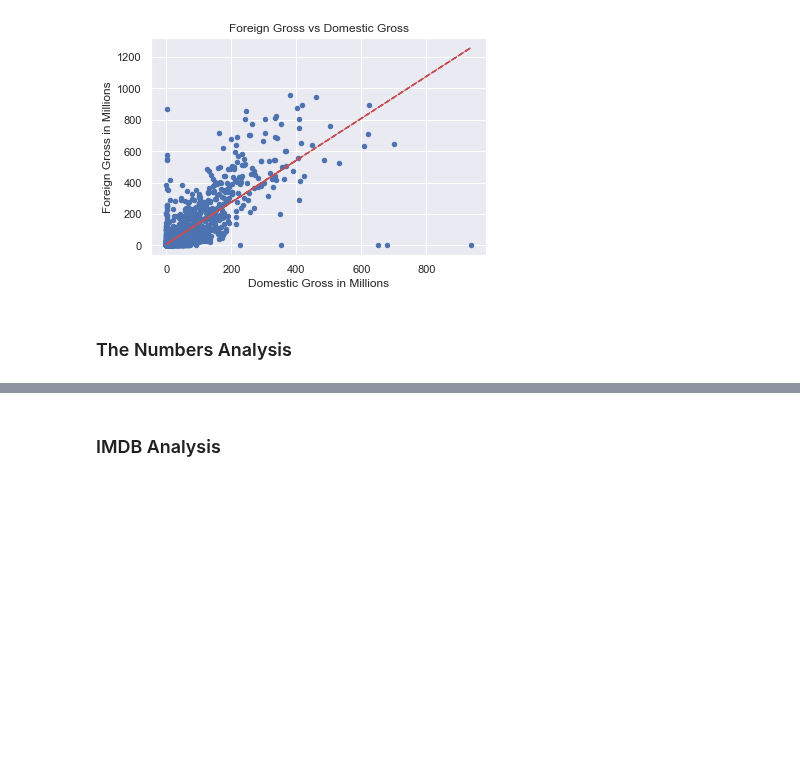
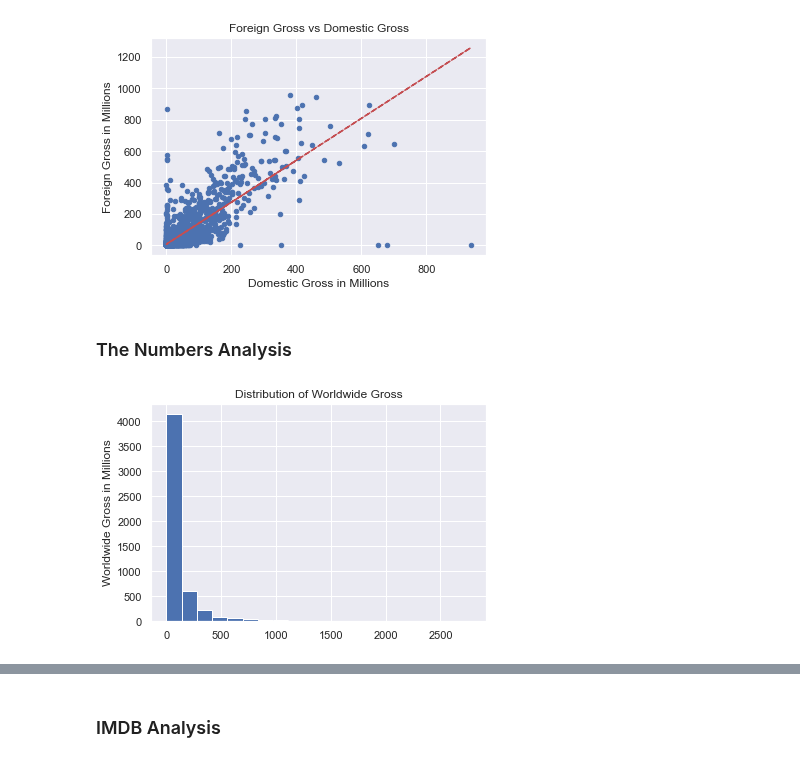
Before and after one commit to mehince/group-1-capstone, a Jupyter notebook: Finalized Notebook.ipynb, the cells around one changed output, grey strips where cells are left out. Cells and saved outputs as stored; diff of their text form; code cells hidden in the pictures; blank space fills up the shorter version.

```diff
--- a/Finalized Notebook.ipynb
+++ b/Finalized Notebook.ipynb
@@ -390,3 +398,11 @@ axs.set_ylabel('Foreign Gross in Millions');
 [figure]
 # %% [markdown]
 ### The Numbers Analysis
+# %%
+# Let's look at the distribution of worldwide gross to see how it is shaped
+fig, axs = plt.subplots()
+budget_df['worldwide_gross'].plot.hist(bins=20, ax=axs)
+axs.set_title('Distribution of Worldwide Gross')
+axs.set_ylabel('Worldwide Gross in Millions');
+# %% [output]
+[figure, added]
```
Also changed, not shown: parts of 53 cells of this notebook.
